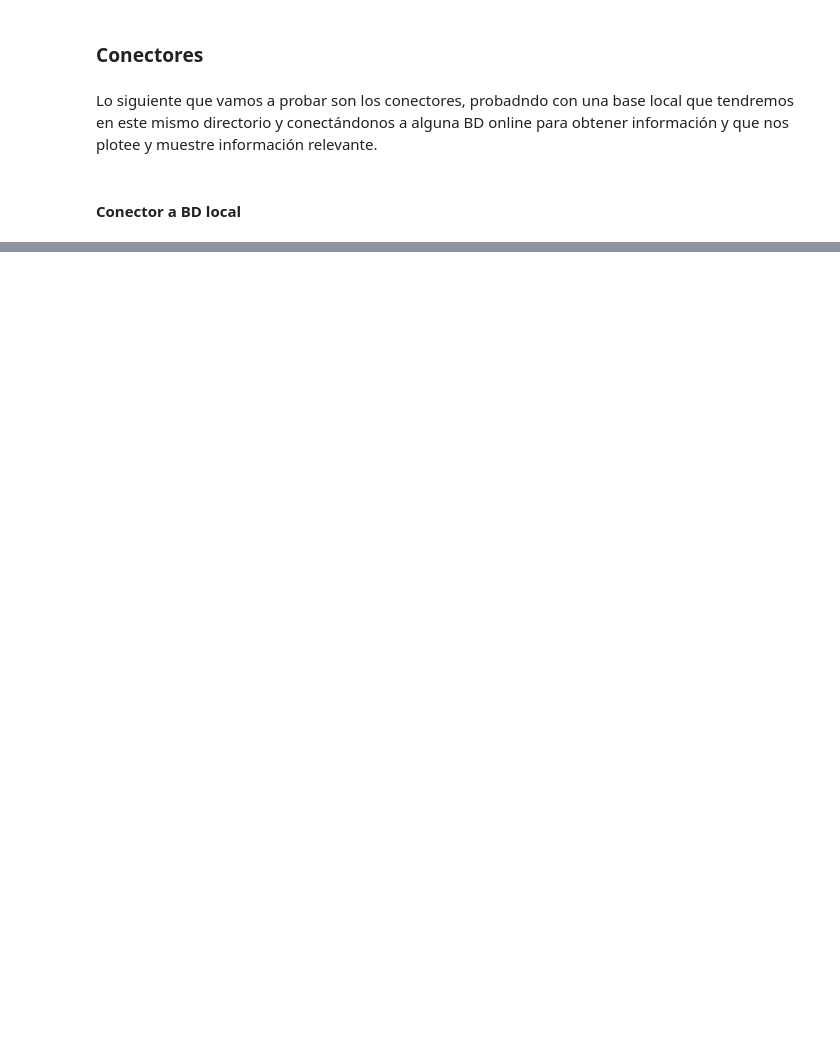
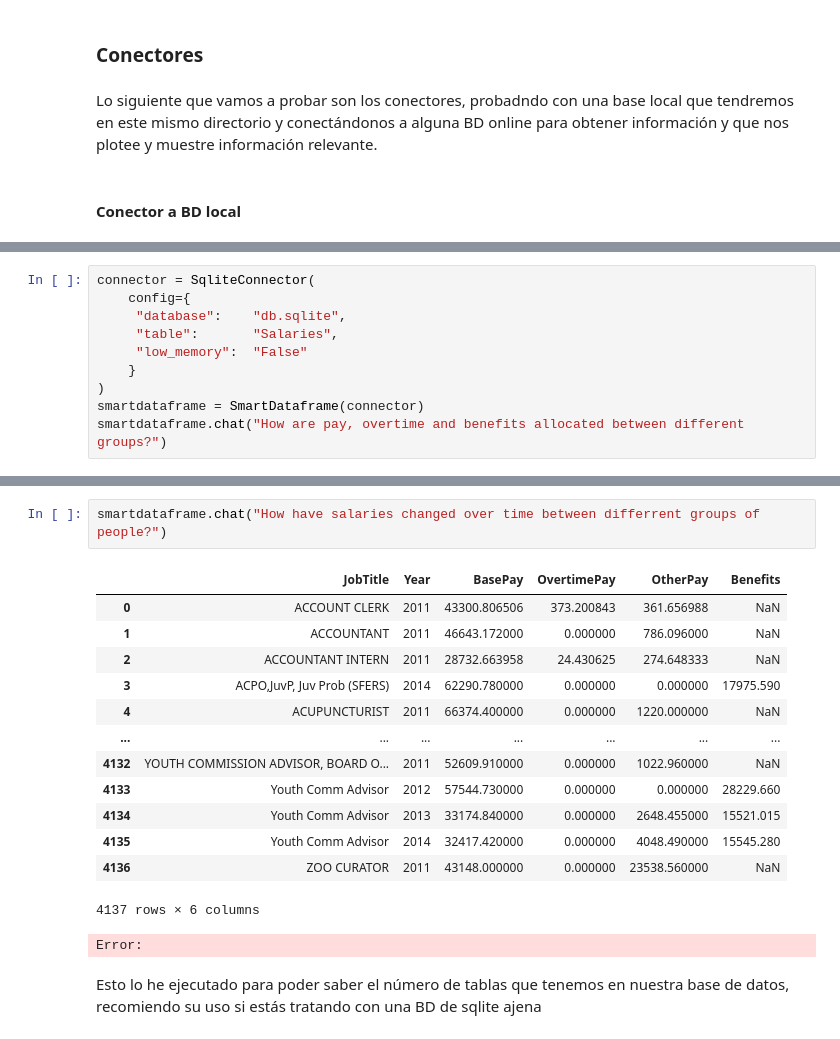
Before and after one commit to AlexMadrid-coder/alejandromadrid, a Jupyter notebook: PythonProjects/PandasAI-Testing/pandasai.ipynb, the cells around one changed output, grey strips where cells are left out. Cells and saved outputs as stored; diff of their text form; blank space fills up the shorter version.

```diff
--- a/PythonProjects/PandasAI-Testing/pandasai.ipynb
+++ b/PythonProjects/PandasAI-Testing/pandasai.ipynb
@@ -60,0 +86,10 @@ Lo siguiente que vamos a probar son los conectores, probadndo con una base local
+# %%
+connector = SqliteConnector(
+    config={
+     "database":    "db.sqlite",
+     "table":       "Salaries",
+     "low_memory":  "False"
+    }
+)
+smartdataframe = SmartDataframe(connector)
+smartdataframe.chat("How are pay, overtime and benefits allocated between different groups?")
@@ -60,0 +111,19 @@ Lo siguiente que vamos a probar son los conectores, probadndo con una base local
+# %%
+smartdataframe.chat("How have salaries changed over time between differrent groups of people?")
+# %% [output]
+|  | JobTitle | Year | BasePay | OvertimePay | OtherPay | Benefits |
+| 0 | ACCOUNT CLERK | 2011 | 43300.806506 | 373.200843 | 361.656988 | NaN |
+| 1 | ACCOUNTANT | 2011 | 46643.172000 | 0.000000 | 786.096000 | NaN |
+| 2 | ACCOUNTANT INTERN | 2011 | 28732.663958 | 24.430625 | 274.648333 | NaN |
+| 3 | ACPO,JuvP, Juv Prob (SFERS) | 2014 | 62290.780000 | 0.000000 | 0.000000 | 17975.590 |
+| 4 | ACUPUNCTURIST | 2011 | 66374.400000 | 0.000000 | 1220.000000 | NaN |
+| ... | ... | ... | ... | ... | ... | ... |
+| 4132 | YOUTH COMMISSION ADVISOR, BOARD O... | 2011 | 52609.910000 | 0.000000 | 1022.960000 | NaN |
+| 4133 | Youth Comm Advisor | 2012 | 57544.730000 | 0.000000 | 0.000000 | 28229.660 |
+| 4134 | Youth Comm Advisor | 2013 | 33174.840000 | 0.000000 | 2648.455000 | 15521.015 |
+| 4135 | Youth Comm Advisor | 2014 | 32417.420000 | 0.000000 | 4048.490000 | 15545.280 |
+| 4136 | ZOO CURATOR | 2011 | 43148.000000 | 0.000000 | 23538.560000 | NaN |
+4137 rows × 6 columns
+Error:
+# %% [markdown]
+Esto lo he ejecutado para poder saber el número de tablas que tenemos en nuestra base de datos, recomiendo su uso si estás tratando con una BD de sqlite ajena
```
Also changed, not shown: parts of 29 cells of this notebook, 2 other files.
